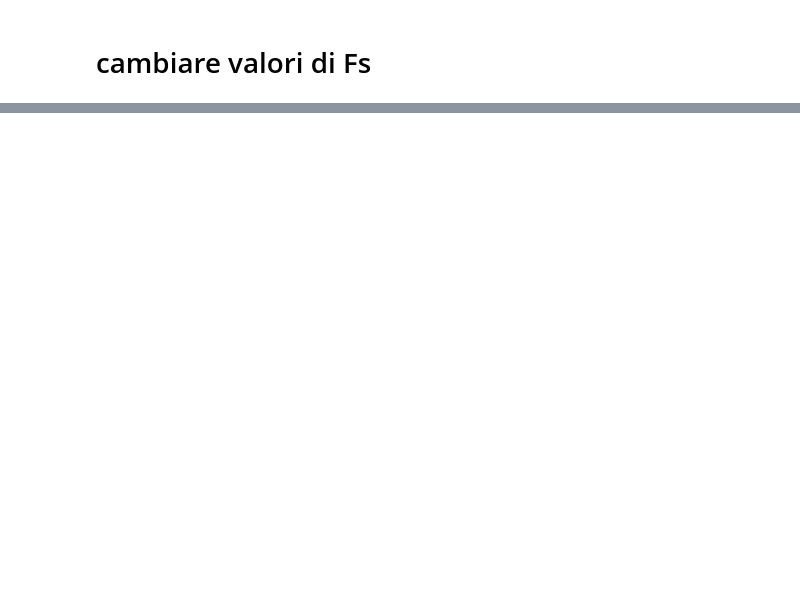
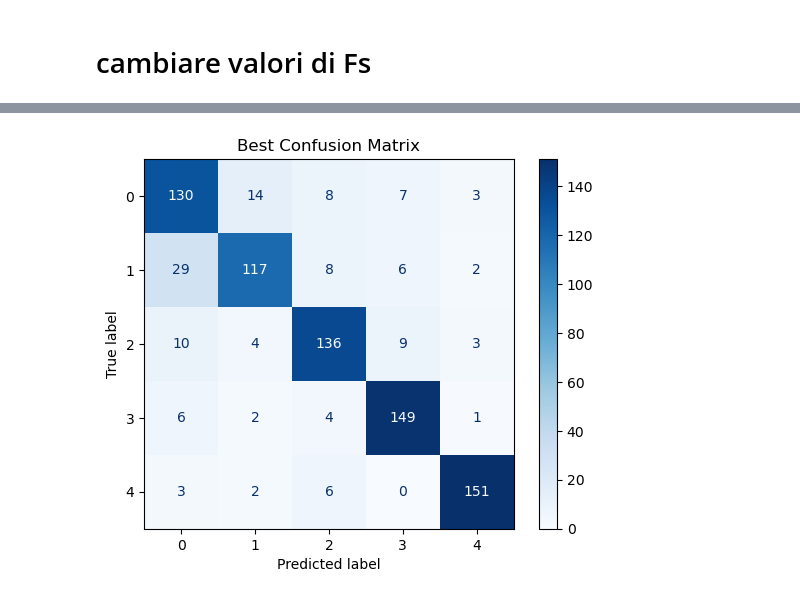
Before and after one commit to Carmenfranci/CMRM-HW1, a Jupyter notebook: Homework1.ipynb, the cells around one changed output, grey strips where cells are left out. Saved outputs shown, nothing was run; the diff lists cells and outputs as text; code cells hidden in the pictures; blank space fills up the shorter version.

```diff
--- a/Homework1.ipynb
+++ b/Homework1.ipynb
@@ -2107,0 +2108,88 @@ plt.show()
+# %%
+
+from sklearn.metrics import ConfusionMatrixDisplay
+
+# Variabili per salvare i risultati
+results = []
+
+# Loop attraverso i parametri
+for N in N_vector:
+    for H in H_vector:
+        for Fs in Fs_vector:
+            print(f"Testing configuration: N={N}, H={H}, Fs={Fs}")
+
+            # Resampling dei segnali del train set
+            train_resampled = [
+                librosa.resample(x, orig_sr=360, target_sr=Fs) for x in train_set
+            ]
+
+            # Resampling dei segnali del test set
+            test_resampled = [
+                librosa.resample(x, orig_sr=360, target_sr=Fs) for x in test_set
+            ]
+
+            # Calcolo del feature vector per il train set
+            train_fvector = [compute_feature_vector(x, Fs, N=N, H=H) for x in train_resampled]
+
+            # Calcolo del feature vector per il test set
+            test_fvector = [compute_feature_vector(x, Fs, N=N, H=H) for x in test_resampled]
+
+            # Addestramento del modello
+            model = sklearn.svm.SVC(C=10, kernel='rbf')
+            model.fit(train_fvector, labels_train)
+
+            # Predizioni sul test set
+            test_predictions = model.predict(test_fvector)
+
+            # Calcolo della matrice di confusione
+            conf_matrix = confusion_matrix(labels_test, test_predictions)
+
+            # Calcolo dei falsi negativi (prima colonna meno la prima riga)
+            false_negatives = np.sum(conf_matrix[1:, 0])
+
+            # Calcolo dell'accuracy
+            test_accuracy = accuracy_score(labels_test, test_predictions) * 100
+
+            # Salvataggio dei risultati
+            results.append({
+                'N': N,
+                'H': H,
+                'Fs': Fs,
+                'False Negatives': false_negatives,
+                'Test Accuracy': test_accuracy,
+                'Confusion Matrix': conf_matrix
+            })
+
+# Convertire i risultati in DataFrame
+results_df = pd.DataFrame(results)
+
+# Criterio per identificare la migliore configurazione
+accuracy_threshold = 70  # Definiamo una soglia minima di accuratezza
+filtered_results = results_df[results_df['Test Accuracy'] >= accuracy_threshold]
+best_result = filtered_results.loc[filtered_results['False Negatives'].idxmin()]
+best_conf_matrix = best_result['Confusion Matrix']
+
+# Plot della migliore matrice di confusione
+print("\nBest Configuration:")
+print(f"N={best_result['N']}, H={best_result['H']}, Fs={best_result['Fs']}")
+print(f"False Negatives: {best_result['False Negatives']}, Test Accuracy: {best_result['Test Accuracy']:.2f}%")
+
+# Visualizza la matrice di confusione
+ConfusionMatrixDisplay(best_conf_matrix).plot(cmap="Blues")
+plt.title("Best Confusion Matrix")
+plt.show()
+
+# Creazione del grafico a barre
+fig, ax = plt.subplots(figsize=(12, 6))
+bar_positions = range(len(results_df))
+bar_labels = [f"N={row['N']}, H={row['H']}, Fs={row['Fs']}" for _, row in results_df.iterrows()]
+
+ax.bar(bar_positions, results_df['False Negatives'], color='skyblue', edgecolor='black')
+ax.set_xlabel("Parameter Combination", fontsize=12)
+ax.set_ylabel("False Negatives", fontsize=12)
+ax.set_title("False Negatives Across Parameter Combinations", fontsize=14)
+ax.set_xticks(bar_positions)
+ax.set_xticklabels(bar_labels, rotation=90, fontsize=10)
+plt.tight_layout()
+plt.show()
+# %% [output]
@@ -2107,0 +2240 @@ plt.show()
+[figure, added]
```
Also changed, not shown: parts of 16 cells of this notebook, 8 other files.
